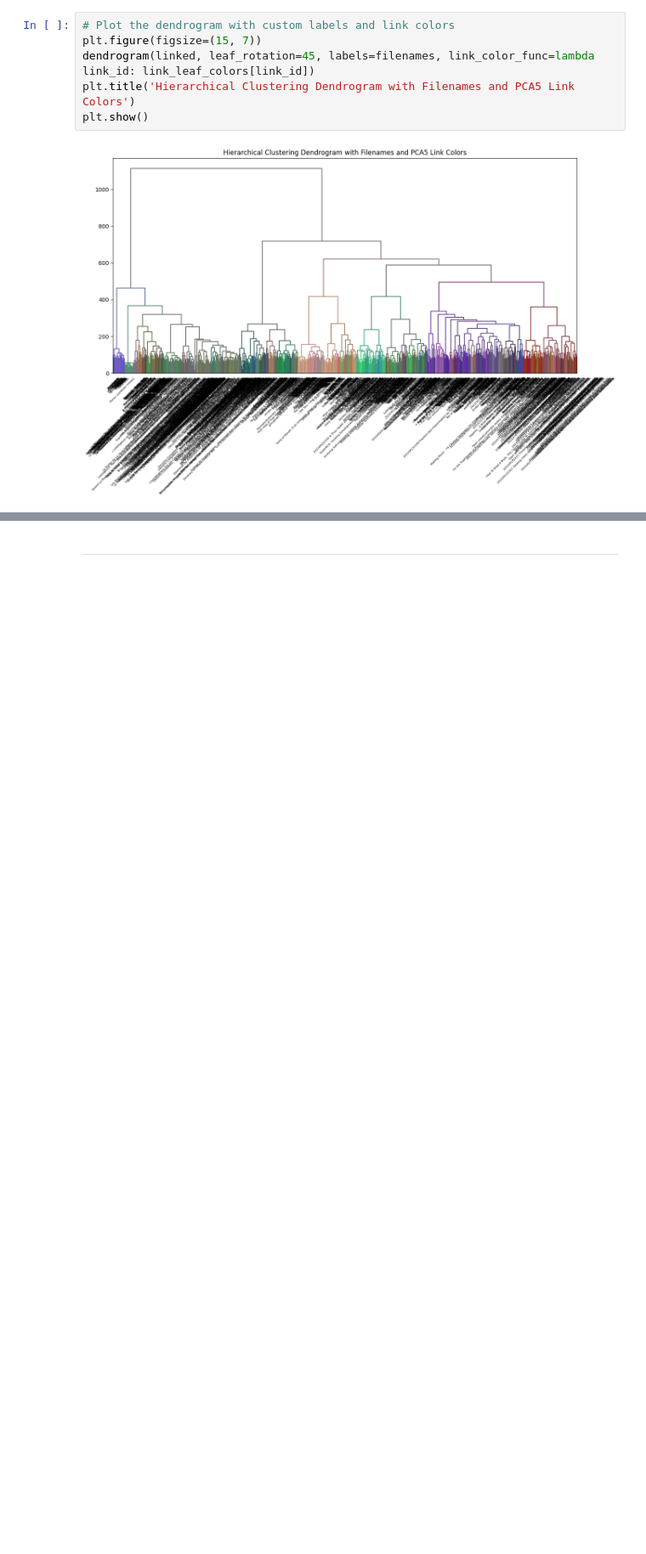
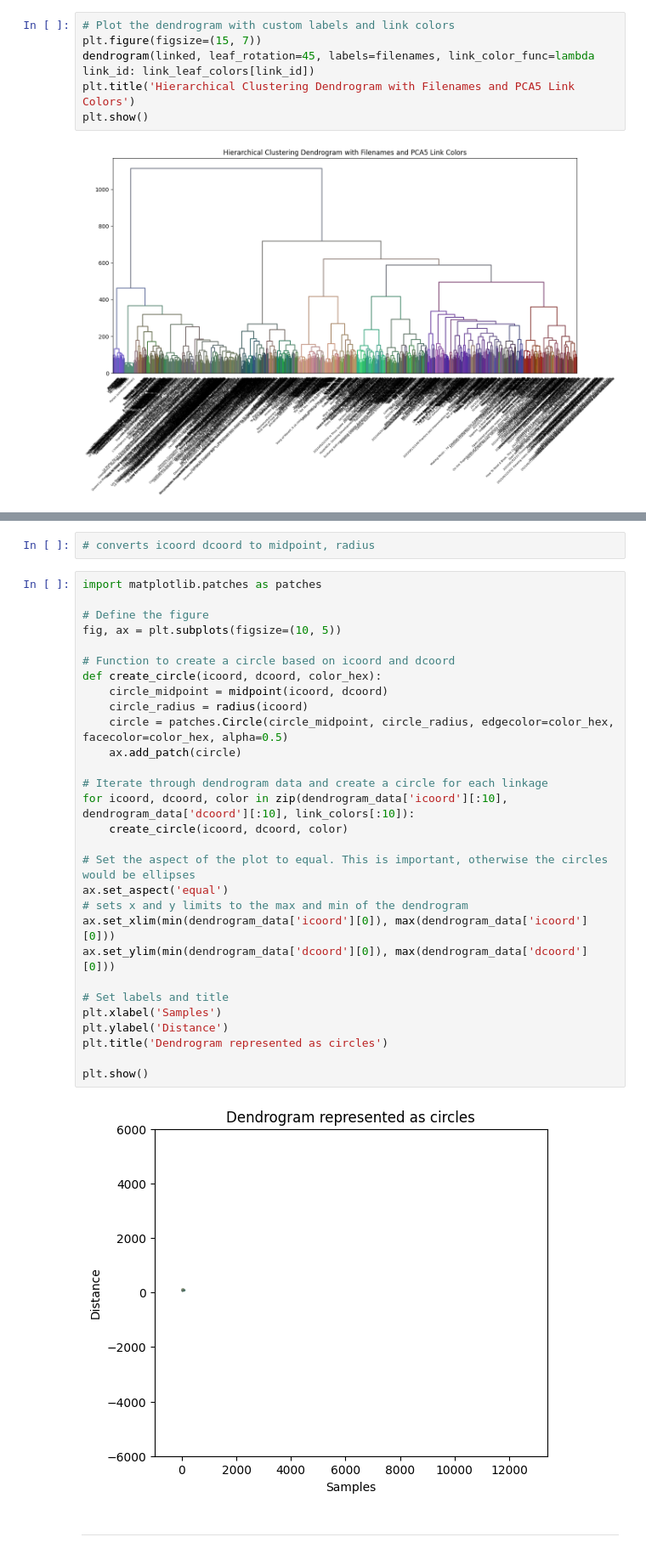
Before and after one commit to loci-maps/fractal-embeddings, a Jupyter notebook: demo.ipynb, the cells around one changed output, grey strips where cells are left out. Shown at 85% size. Drawn from its saved outputs; the diff is of its cells as text; blank space fills up the shorter version.

```diff
--- a/demo.ipynb
+++ b/demo.ipynb
@@ -313,2 +389,35 @@ plt.show()
+# %%
+# converts icoord dcoord to midpoint, radius
+# %%
+import matplotlib.patches as patches
+
+# Define the figure
+fig, ax = plt.subplots(figsize=(10, 5))
+
+# Function to create a circle based on icoord and dcoord
+def create_circle(icoord, dcoord, color_hex):
+    circle_midpoint = midpoint(icoord, dcoord)
+    circle_radius = radius(icoord)
+    circle = patches.Circle(circle_midpoint, circle_radius, edgecolor=color_hex, facecolor=color_hex, alpha=0.5)
+    ax.add_patch(circle)
+
+# Iterate through dendrogram data and create a circle for each linkage
+for icoord, dcoord, color in zip(dendrogram_data['icoord'][:10], dendrogram_data['dcoord'][:10], link_colors[:10]):
+    create_circle(icoord, dcoord, color)
+
+# Set the aspect of the plot to equal. This is important, otherwise the circles would be ellipses
+ax.set_aspect('equal')
+# sets x and y limits to the max and min of the dendrogram
+ax.set_xlim(min(dendrogram_data['icoord'][0]), max(dendrogram_data['icoord'][0]))
+ax.set_ylim(min(dendrogram_data['dcoord'][0]), max(dendrogram_data['dcoord'][0]))
+
+# Set labels and title
+plt.xlabel('Samples')
+plt.ylabel('Distance')
+plt.title('Dendrogram represented as circles')
+
+plt.show()
+# %% [output]
+[figure, added]
 # %% [markdown]
 ---
```
Also changed, not shown: parts of 25 cells of this notebook, 7 other files.
